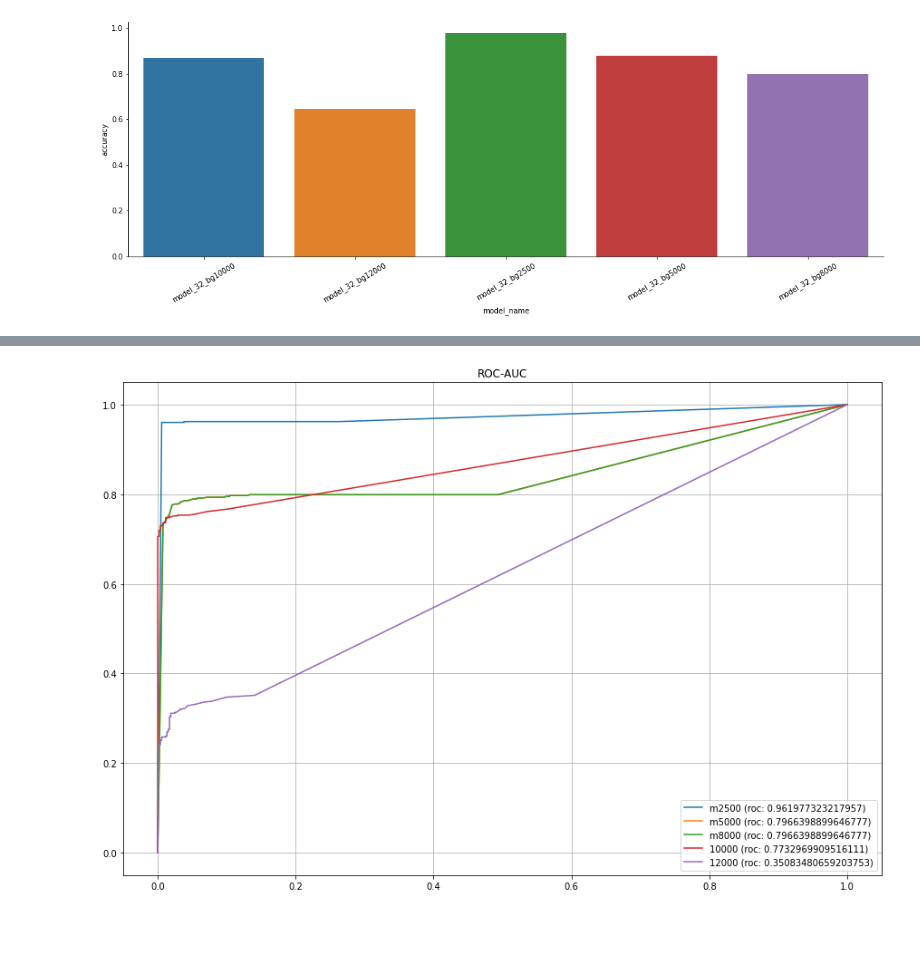
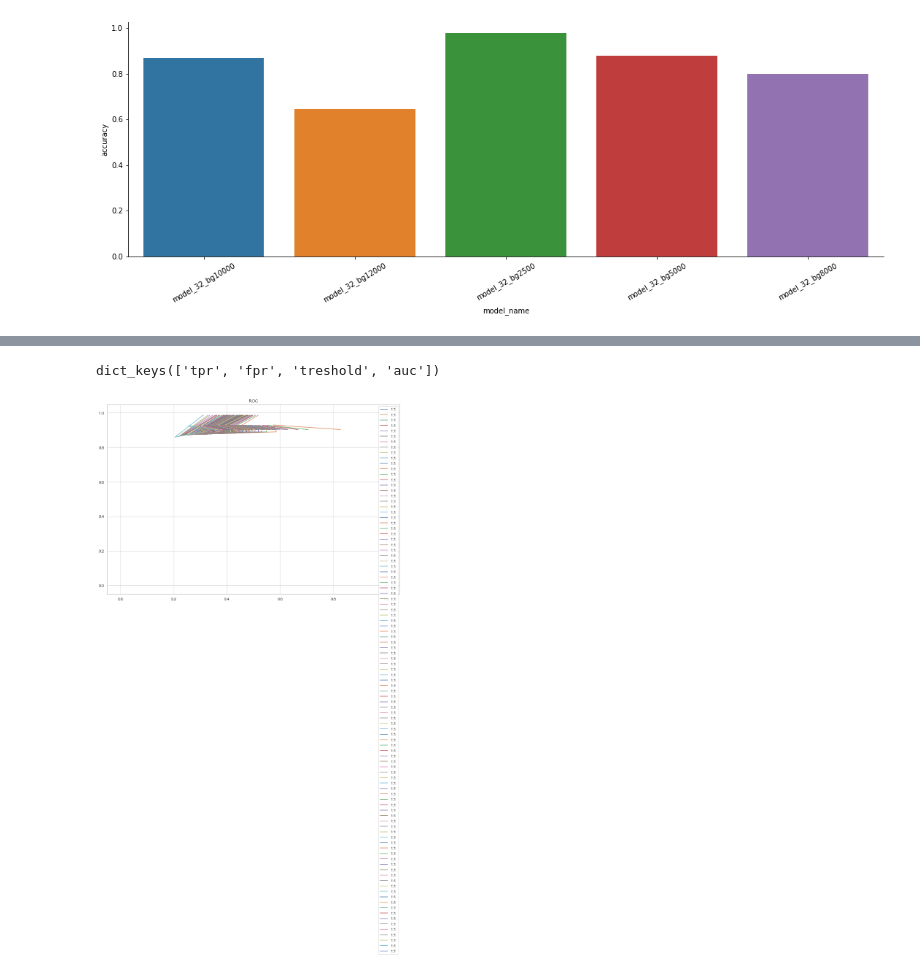
Before and after one commit to SivenM/test_models, a Jupyter notebook: testing_plots.ipynb, the cells around one changed output, grey strips where cells are left out. Cells and saved outputs as stored; diff of their text form; code cells hidden in the pictures; blank space fills up the shorter version.

```diff
--- a/testing_plots.ipynb
+++ b/testing_plots.ipynb
@@ -41,0 +21,3 @@ auc_m12000 = data_m12000['auc']
+# %%
+sns.set_theme(style="whitegrid")
+tips = sns.load_dataset("tips")
@@ -41,0 +130,6 @@ auc_m12000 = data_m12000['auc']
+# %%
+r1_k0_acc_json_path = 'testing_files\\ratio_data3\\result\\json_acc_data\\adapt_acc_m32_ratio1_k0.json'
+r1_k0_roc_auc_json_path = 'testing_files\\ratio_data3\\result\\json_roc_auc_data\\roc_auc_data_m32_ratio1_k0.json'
+
+r1_k0_acc_json = get_json_data(r1_k0_acc_json_path)
+r1_k0_roc_auc_json = get_json_data(r1_k0_roc_auc_json_path)
@@ -41,0 +270,15 @@ auc_m12000 = data_m12000['auc']
+# %%
+r1_tpr = [r1_k0_roc_auc_json['tpr'], r1_k1_roc_auc_json['tpr'], r1_k2_roc_auc_json['tpr'], r1_k3_roc_auc_json['tpr'], r1_k4_roc_auc_json['tpr']]
+r2_tpr = [r2_k0_roc_auc_json['tpr'], r2_k1_roc_auc_json['tpr'], r2_k2_roc_auc_json['tpr'], r2_k3_roc_auc_json['tpr'], r2_k4_roc_auc_json['tpr']]
+r3_tpr = [r3_k0_roc_auc_json['tpr'], r3_k1_roc_auc_json['tpr'], r3_k2_roc_auc_json['tpr'], r3_k3_roc_auc_json['tpr'], r3_k4_roc_auc_json['tpr']]
+r4_tpr = [r4_k0_roc_auc_json['tpr'], r4_k1_roc_auc_json['tpr'], r4_k2_roc_auc_json['tpr'], r4_k3_roc_auc_json['tpr'], r4_k4_roc_auc_json['tpr']]
+
+r1_fpr = [r1_k0_roc_auc_json['fpr'], r1_k1_roc_auc_json['fpr'], r1_k2_roc_auc_json['fpr'], r1_k3_roc_auc_json['fpr'], r1_k4_roc_auc_json['fpr']]
+r2_fpr = [r2_k0_roc_auc_json['fpr'], r2_k1_roc_auc_json['fpr'], r2_k2_roc_auc_json['fpr'], r2_k3_roc_auc_json['fpr'], r2_k4_roc_auc_json['fpr']]
+r3_fpr = [r3_k0_roc_auc_json['fpr'], r3_k1_roc_auc_json['fpr'], r3_k2_roc_auc_json['fpr'], r3_k3_roc_auc_json['fpr'], r3_k4_roc_auc_json['fpr']]
+r4_fpr = [r4_k0_roc_auc_json['fpr'], r4_k1_roc_auc_json['fpr'], r4_k2_roc_auc_json['fpr'], r4_k3_roc_auc_json['fpr'], r4_k4_roc_auc_json['fpr']]
+
+r1_auc = [r1_k0_roc_auc_json['auc'], r1_k1_roc_auc_json['auc'], r1_k2_roc_auc_json['auc'], r1_k3_roc_auc_json['auc'], r1_k4_roc_auc_json['auc']]
+r2_auc = [r2_k0_roc_auc_json['auc'], r2_k1_roc_auc_json['auc'], r2_k2_roc_auc_json['auc'], r2_k3_roc_auc_json['auc'], r2_k4_roc_auc_json['auc']]
+r3_auc = [r3_k0_roc_auc_json['auc'], r3_k1_roc_auc_json['auc'], r3_k2_roc_auc_json['auc'], r3_k3_roc_auc_json['auc'], r3_k4_roc_auc_json['auc']]
+r4_auc = [r4_k0_roc_auc_json['auc'], r4_k1_roc_auc_json['auc'], r4_k2_roc_auc_json['auc'], r4_k3_roc_auc_json['auc'], r4_k4_roc_auc_json['auc']]
@@ -42,14 +297,17 @@ auc_m12000 = data_m12000['auc']
+# %%
+r1_k0_roc_auc_json.keys()
+# %% [output]
+dict_keys(['tpr', 'fpr', 'treshold', 'auc'])
 # %%
 plt.figure(figsize=(15, 10))
-plt.plot(data_m2500['fpr'], data_m2500['tpr'], label=f'm2500 (roc: {auc_m2500})');
-plt.plot(data_m5000['fpr'], data_m5000['tpr'], label=f'm5000 (roc: {auc_m5000})');
-plt.plot(data_m8000['fpr'], data_m8000['tpr'], label=f'm8000 (roc: {auc_m8000})');
-plt.plot(data_m10000['fpr'], data_m10000['tpr'], label=f'10000 (roc: {auc_m10000})');
-plt.plot(data_m12000['fpr'], data_m12000['tpr'], label=f'12000 (roc: {auc_m12000})');
+plt.plot(r1_fpr, r1_tpr, label=f'1:1');
+#plt.plot(r2_fpr, r2_tpr, label=f'1:2');
+#plt.plot(r3_fpr, r3_tpr, label=f'1:3');
+#plt.plot(r4_fpr, r4_tpr, label=f'1:4');
 plt.legend()
-plt.title('ROC-AUC')
+plt.title('ROC')
 plt.grid('on')
-plt.savefig('testing_files/data/result/roc_auc.jpg')
 plt.show();
+#plt.savefig('testing_files/data/result/roc_auc.jpg')
 # %% [output]
-[figure, old version]
+[figure, new version]
```
Also changed, not shown: parts of 14 cells of this notebook, 3 other files.
